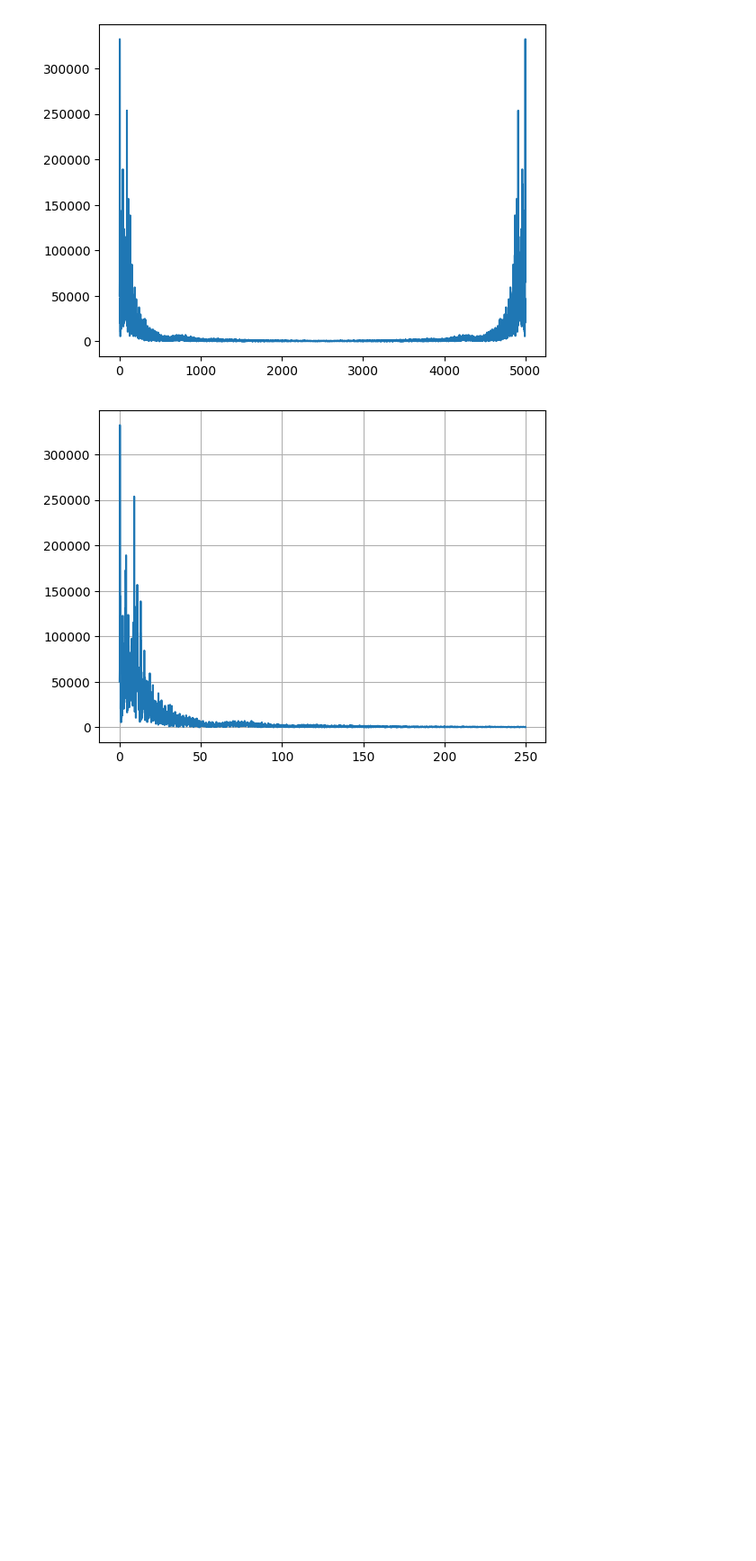
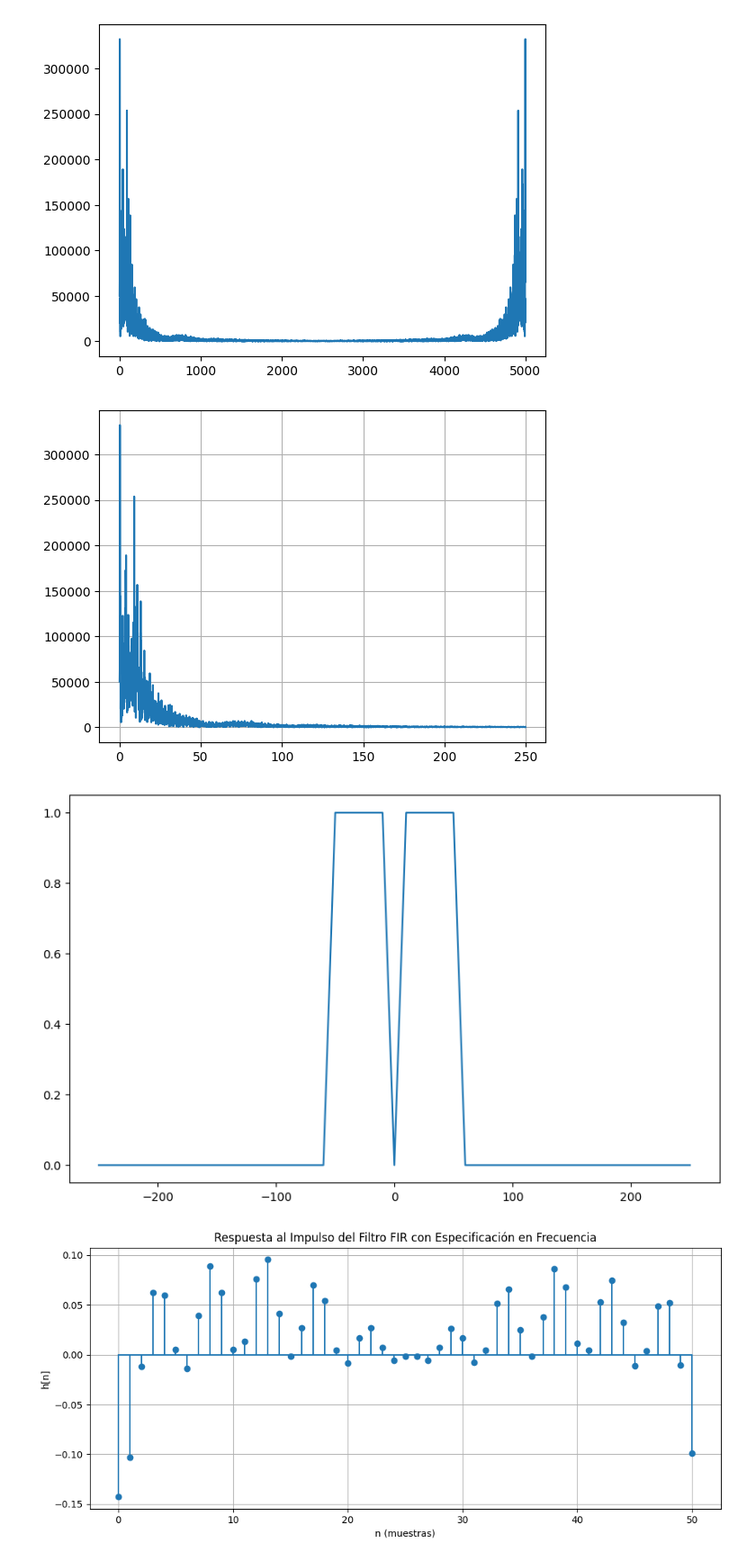
Before and after one commit to PabloCaicedoR/pablocaicedor.github.io, a Jupyter notebook: codigo/PSIM/cod002_Fourier_Transform.ipynb, the cells around one changed output. Shown at 90% size. Cells and saved outputs as stored; diff of their text form; code cells hidden in the pictures; blank space fills up the shorter version.

```diff
--- a/codigo/PSIM/cod002_Fourier_Transform.ipynb
+++ b/codigo/PSIM/cod002_Fourier_Transform.ipynb
@@ -80,3 +80,74 @@ plt.plot(f_vect1, mag_ecg_fft1)
 plt.grid()
 # %% [output]
 [figure]
+# %%
+fs =  500
+
+fc1 = 0.5
+fc2 = 50
+order_fir = 51
+# %%
+import numpy as np
+import matplotlib.pyplot as plt
+from scipy.signal import freqz, windows
+
+
+# Definir el vector de frecuencias
+f_vect = np.linspace(-fs//2, fs//2, order_fir)
+
+# Definir la respuesta en frecuencia deseada
+H1 = np.zeros(len(f_vect))
+H1[(((f_vect >= 0.5) & (f_vect <= 50)) | ((f_vect <= -0.5) & (f_vect >= -50)))] =  1  # Banda de paso entre 0.5 y 50 Hz
+
+plt.figure(figsize=(10,6))
+plt.plot(f_vect, H1)
+
+# Normalizar las frecuencias con respecto a Nyquist (fs/2)
+normalized_frequencies = f_vect / (fs / 2)
+
+# Interpolación de la respuesta deseada
+H_interp = np.interp(np.linspace(0, 1, order_fir), normalized_frequencies, H1)
+
+# Transformada Inversa de Fourier para obtener la respuesta al impulso
+h = np.fft.ifft(H_interp, order_fir).real  # Solo tomamos la parte real
+
+# Aplicar ventana de Hamming
+window = windows.hamming(order_fir)
+h_windowed = h * window
+
+# Normalizar la energía del filtro
+h_windowed /= np.sum(h_windowed)
+
+# Calcular la respuesta en frecuencia
+w, H_fir = freqz(h_windowed, worN=2048, fs=fs)
+
+# Graficar la respuesta al impulso
+plt.figure(figsize=(12, 5))
+plt.stem(h_windowed, basefmt="C0")
+plt.title("Respuesta al Impulso del Filtro FIR con Especificación en Frecuencia")
+plt.xlabel("n (muestras)")
+plt.ylabel("h[n]")
+plt.grid()
+plt.show()
+
+# Graficar la respuesta en frecuencia
+plt.figure(figsize=(12, 6))
+plt.subplot(2, 1, 1)
+plt.plot(w, 20 * np.log10(abs(H_fir)), "b")
+plt.title("Respuesta en Frecuencia - Magnitud")
+plt.xlabel("Frecuencia [Hz]")
+plt.ylabel("Magnitud [dB]")
+plt.grid()
+
+plt.subplot(2, 1, 2)
+plt.plot(w, np.angle(H_fir), "g")
+plt.title("Respuesta en Frecuencia - Fase")
+plt.xlabel("Frecuencia [Hz]")
+plt.ylabel("Fase [radianes]")
+plt.grid()
+
+plt.tight_layout()
+plt.show()
+# %% [output]
+[figure, added]
+[figure, added]
```
Also changed, not shown: parts of 5 cells of this notebook, 15 other files.
